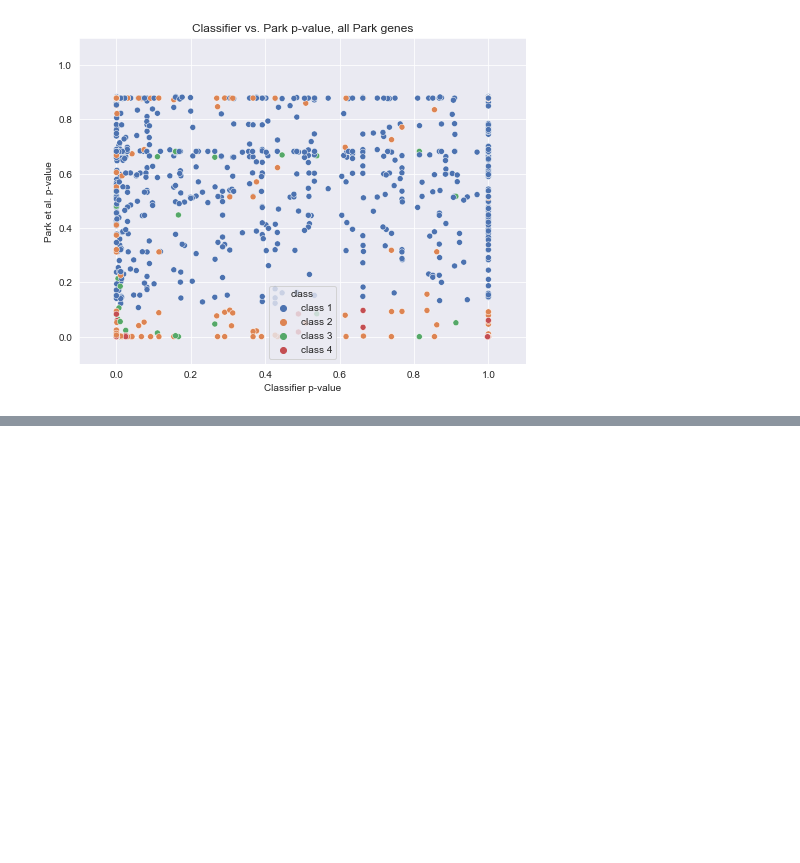
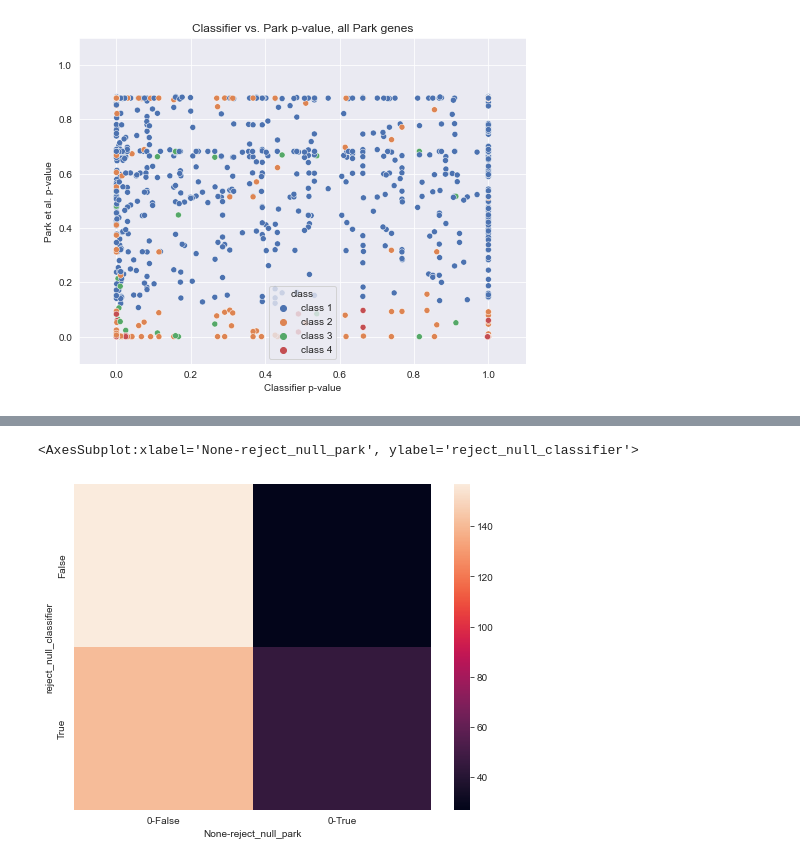
Before and after one commit to greenelab/mutation-fn, a Jupyter notebook: 3_park_analysis.ipynb, the cells around one changed output, grey strips where cells are left out. Saved outputs shown, nothing was run; the diff lists cells and outputs as text; code cells hidden in the pictures; blank space fills up the shorter version.

```diff
--- a/3_park_analysis.ipynb
+++ b/3_park_analysis.ipynb
@@ -545,0 +613,12 @@ Text(0.5, 1.0, 'Classifier vs. Park p-value, all Park genes')
+# %%
+heatmap_df = (new_pair_df
+    .loc[new_pair_df.reject_null_class2, ['reject_null_classifier', 'reject_null_park']]
+    .copy()
+    .value_counts()
+    .reset_index()
+    .pivot(index='reject_null_classifier', columns='reject_null_park')
+)
+sns.heatmap(heatmap_df)
+# %% [output]
+<AxesSubplot:xlabel='None-reject_null_park', ylabel='reject_null_classifier'>
+[figure, added]
```
Also changed, not shown: parts of 9 cells of this notebook, 2 other files.
